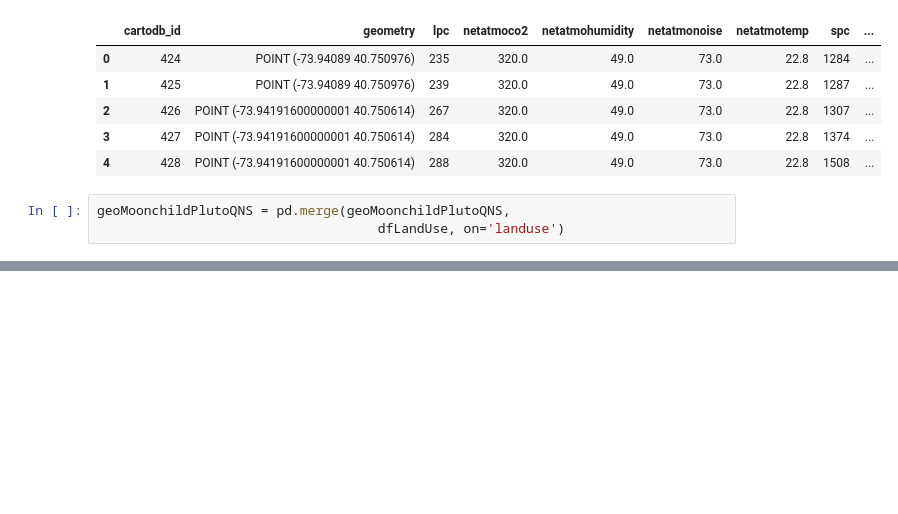
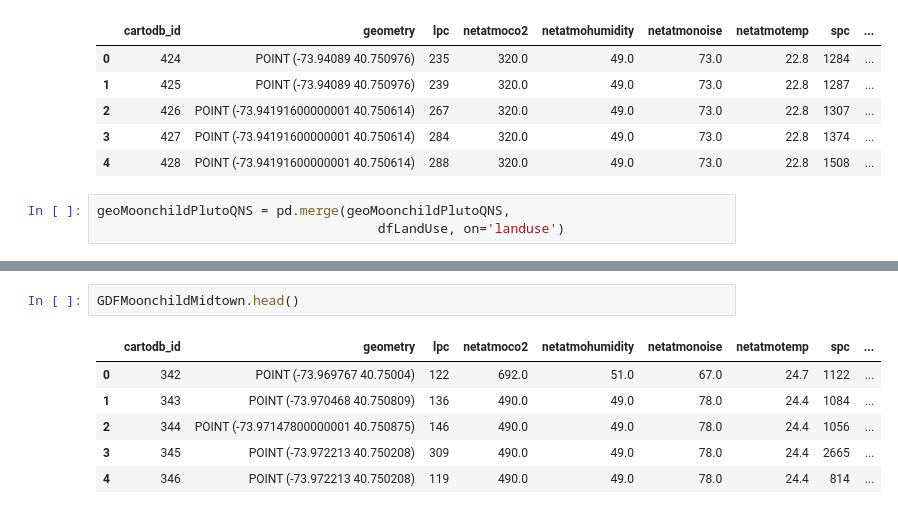
Before and after one commit to sbg389/notebooks, a Jupyter notebook: UISSC/moonchild.ipynb, the cells around one changed output, grey strips where cells are left out. Saved outputs shown, nothing was run; the diff lists cells and outputs as text; blank space fills up the shorter version.

```diff
--- a/UISSC/moonchild.ipynb
+++ b/UISSC/moonchild.ipynb
@@ -337,3 +339,12 @@ ax1.set_ylabel('Latitude')
+# %%
+GDFMoonchildMidtown.head()
+# %% [output]
+|  | cartodb_id | geometry | lpc | netatmoco2 | netatmohumidity | netatmonoise | netatmotemp | spc | ... |
+| 0 | 342 | POINT (-73.969767 40.75004) | 122 | 692.0 | 51.0 | 67.0 | 24.7 | 1122 | ... |
+| 1 | 343 | POINT (-73.970468 40.750809) | 136 | 490.0 | 49.0 | 78.0 | 24.4 | 1084 | ... |
+| 2 | 344 | POINT (-73.97147800000001 40.750875) | 146 | 490.0 | 49.0 | 78.0 | 24.4 | 1056 | ... |
+| 3 | 345 | POINT (-73.972213 40.750208) | 309 | 490.0 | 49.0 | 78.0 | 24.4 | 2665 | ... |
+| 4 | 346 | POINT (-73.972213 40.750208) | 119 | 490.0 | 49.0 | 78.0 | 24.4 | 814 | ... |
 # %%
 # Mapping the LIC and Astoria
 # The colormap is based in SPC
```
Also changed, not shown: parts of 16 cells of this notebook.
